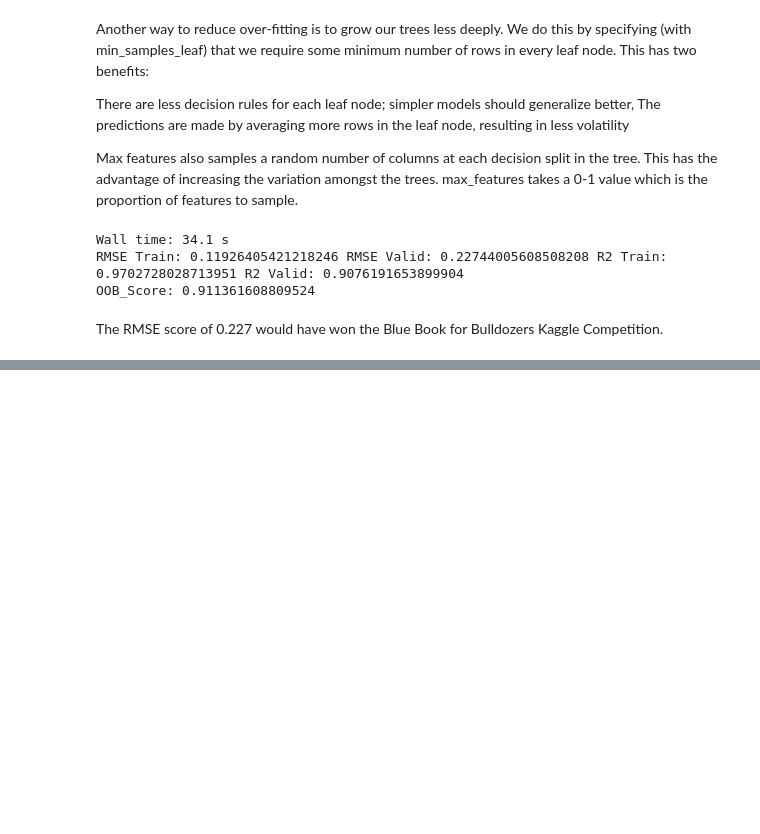
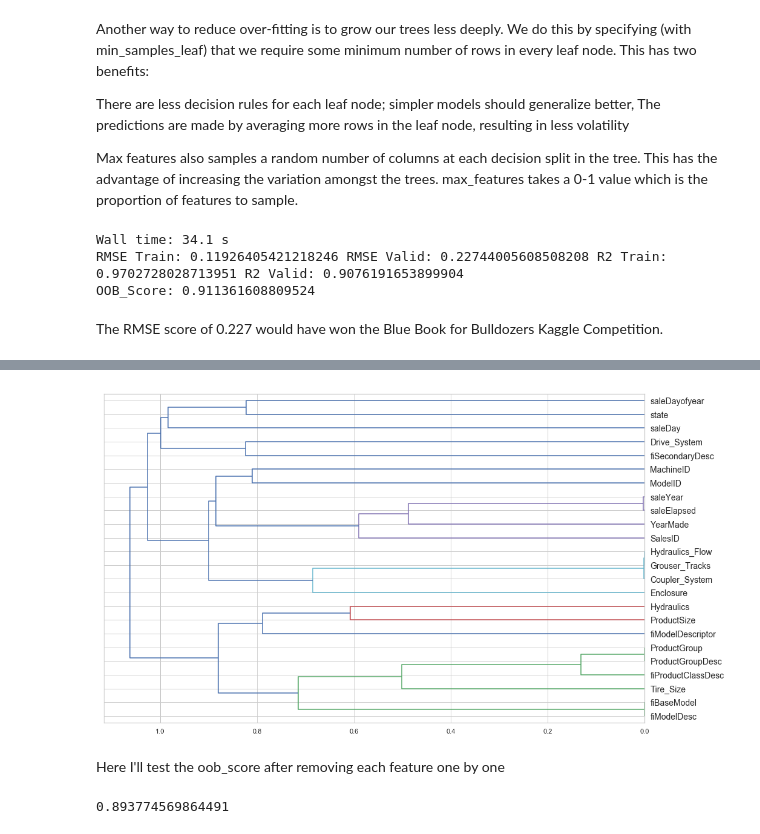
Before and after one commit to samJ27/bulldozers, a Jupyter notebook: bulldozers.ipynb, the cells around one changed output, grey strips where cells are left out. Saved outputs shown, nothing was run; the diff lists cells and outputs as text; code cells hidden in the pictures; blank space fills up the shorter version.

```diff
--- a/bulldozers.ipynb
+++ b/bulldozers.ipynb
@@ -372,0 +520,2 @@ The RMSE score of 0.227 would have won the Blue Book for Bulldozers Kaggle Compe
+# %%
+df_keep = df_train[features_keep].copy()
@@ -372,0 +541,11 @@ The RMSE score of 0.227 would have won the Blue Book for Bulldozers Kaggle Compe
+# %%
+corrs = np.round(scipy.stats.spearmanr(df_keep).correlation, 4)
+corrs_condensed = hc.distance.squareform(1-corrs)
+# %%
+z = hc.linkage(corrs_condensed, method='average')
+fig = plt.figure(figsize=(16,10))
+dendrogram = hc.dendrogram(z, labels=df_keep.columns, orientation='left', leaf_font_size=14)
+# %% [output]
+[figure, added]
+# %% [markdown]
+Here I'll test the oob_score after removing each feature one by one
@@ -372,0 +559,5 @@ The RMSE score of 0.227 would have won the Blue Book for Bulldozers Kaggle Compe
+# %%
+# get a baseline oob score
+oob_test(df_keep)
+# %% [output]
+0.893774569864491
```
Also changed, not shown: parts of 53 cells of this notebook.
